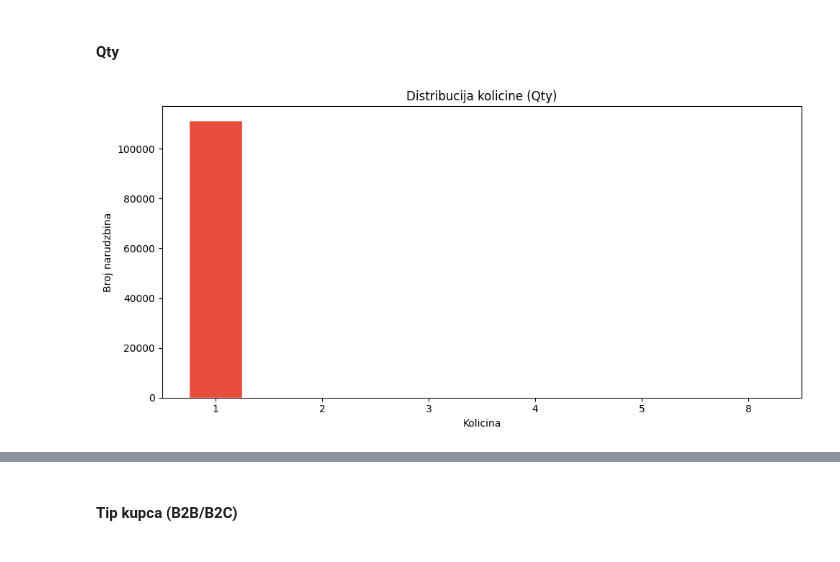
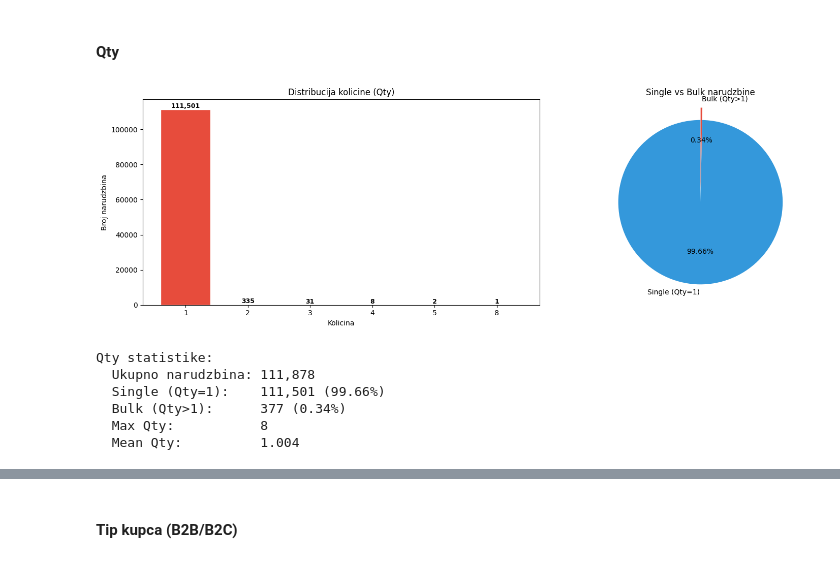
Before and after one commit to alxcek/mas-ai, a Jupyter notebook: machine_learning/02_e_commerce_sales_data/clustering.ipynb, the cells around one changed output, grey strips where cells are left out. Cells and saved outputs as stored; diff of their text form; code cells hidden in the pictures.

```diff
--- a/machine_learning/02_e_commerce_sales_data/clustering.ipynb
+++ b/machine_learning/02_e_commerce_sales_data/clustering.ipynb
@@ -212,15 +263,39 @@ plt.show()
 # %% [markdown]
 #### Qty
 # %%
-plt.figure(figsize=(10, 5))
+fig, axes = plt.subplots(1, 2, figsize=(16, 5))
 
-df['Qty'].value_counts().sort_values(ascending=False).plot(kind='bar', color='#e74c3c', edgecolor="white")
+qty_counts = df['Qty'].value_counts().sort_index()
+bars = axes[0].bar(qty_counts.index.astype(str), qty_counts.values, color='#e74c3c', edgecolor='white')
+axes[0].set_title('Distribucija kolicine (Qty)')
+axes[0].set_xlabel('Kolicina')
+axes[0].set_ylabel('Broj narudzbina')
 
-plt.title('Distribucija kolicine (Qty)')
-plt.xlabel('Kolicina')
-plt.xticks(rotation=0)
-plt.ylabel('Broj narudzbina')
+for bar, val in zip(bars, qty_counts.values):
+    axes[0].text(bar.get_x() + bar.get_width()/2, bar.get_height(),
+                 f'{val:,}', ha='center', va='bottom', fontsize=9, fontweight='bold')
+
+single = (df['Qty'] == 1).sum()
+bulk = (df['Qty'] > 1).sum()
+axes[1].pie([single, bulk], labels=['Single (Qty=1)', f'Bulk (Qty>1)'],
+            autopct='%1.2f%%', colors=['#3498db', '#e74c3c'],
+            startangle=90, explode=[0, 0.15])
+axes[1].set_title('Single vs Bulk narudzbine')
+
 plt.tight_layout()
 plt.show()
+
+print(f"Qty statistike:")
+print(f"  Ukupno narudzbina: {len(df):,}")
+print(f"  Single (Qty=1):    {single:,} ({single/len(df)*100:.2f}%)")
+print(f"  Bulk (Qty>1):      {bulk:,} ({bulk/len(df)*100:.2f}%)")
+print(f"  Max Qty:           {df['Qty'].max()}")
+print(f"  Mean Qty:          {df['Qty'].mean():.3f}")
 # %% [output]
-[figure, old version]
+[figure, new version]
+Qty statistike:
+  Ukupno narudzbina: 111,878
+  Single (Qty=1):    111,501 (99.66%)
+  Bulk (Qty>1):      377 (0.34%)
+  Max Qty:           8
+  Mean Qty:          1.004
```
Also changed, not shown: parts of 25 cells of this notebook.
